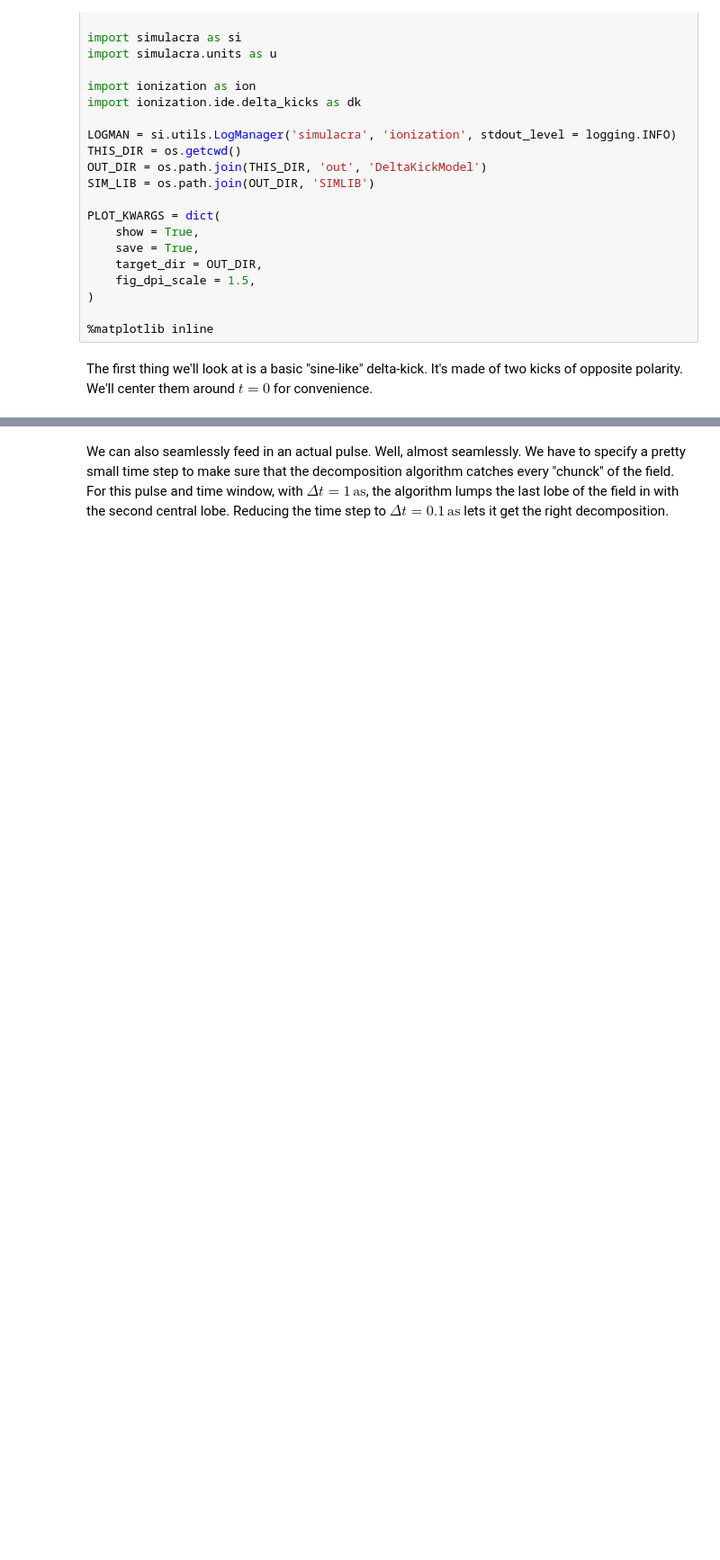
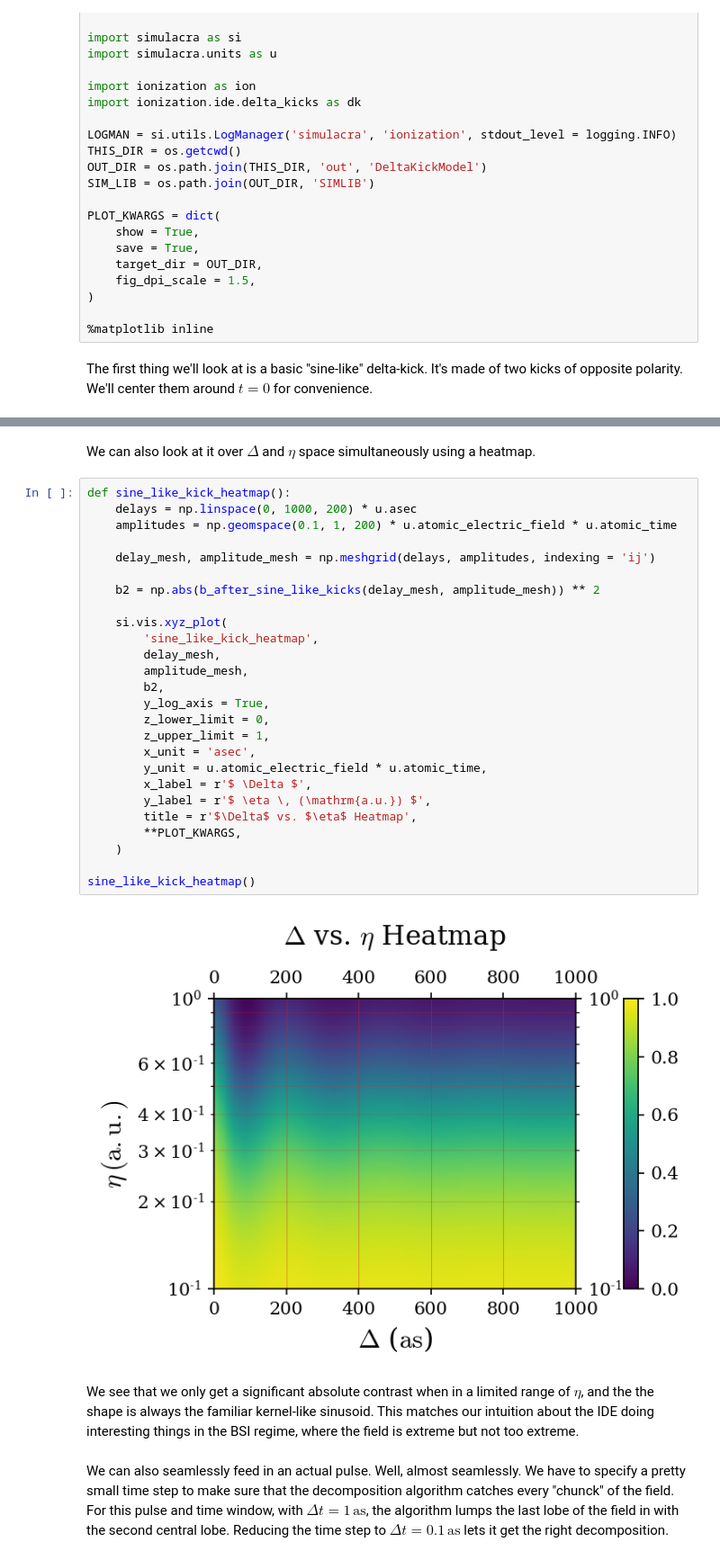
Before and after one commit to JoshKarpel/ionization, a Jupyter notebook: science/delta_kicks/DeltaKickModel.ipynb, the cells around one changed output, grey strips where cells are left out. Shown at 90% size. Drawn from its saved outputs; the diff is of its cells as text; blank space fills up the shorter version.

```diff
--- a/science/delta_kicks/DeltaKickModel.ipynb
+++ b/science/delta_kicks/DeltaKickModel.ipynb
@@ -55,3 +101,35 @@ sine_kick_sim.plot_b2_vs_time(**PLOT_KWARGS)
+# %% [markdown]
+We can also look at it over $\Delta$ and $\eta$ space simultaneously using a heatmap.
+# %%
+def sine_like_kick_heatmap():
+    delays = np.linspace(0, 1000, 200) * u.asec
+    amplitudes = np.geomspace(0.1, 1, 200) * u.atomic_electric_field * u.atomic_time
+
+    delay_mesh, amplitude_mesh = np.meshgrid(delays, amplitudes, indexing = 'ij')
+
+    b2 = np.abs(b_after_sine_like_kicks(delay_mesh, amplitude_mesh)) ** 2
+
+    si.vis.xyz_plot(
+        'sine_like_kick_heatmap',
+        delay_mesh,
+        amplitude_mesh,
+        b2,
+        y_log_axis = True,
+        z_lower_limit = 0,
+        z_upper_limit = 1,
+        x_unit = 'asec',
+        y_unit = u.atomic_electric_field * u.atomic_time,
+        x_label = r'$ \Delta $',
+        y_label = r'$ \eta \, (\mathrm{a.u.}) $',
+        title = r'$\Delta$ vs. $\eta$ Heatmap',
+        **PLOT_KWARGS,
+    )
+
+sine_like_kick_heatmap()
+# %% [output]
+[figure, added]
+# %% [markdown]
+We see that we only get a significant absolute contrast when in a limited range of $\eta$, and the the shape is always the familiar kernel-like sinusoid. This matches our intuition about the IDE doing interesting things in the BSI regime, where the field is extreme but not too extreme.
 # %% [markdown]
 We can also seamlessly feed in an actual pulse. Well, almost seamlessly. We have to specify a pretty small time step to make sure that the decomposition algorithm catches every "chunck" of the field. For this pulse and time window, with $\Delta t = 1 \, \mathrm{as}$, the algorithm lumps the last lobe of the field in with the second central lobe. Reducing the time step to $\Delta t = 0.1 \, \mathrm{as}$ lets it get the right decomposition.
 # %%
```
Also changed, not shown: parts of 6 cells of this notebook, 3 other files.
